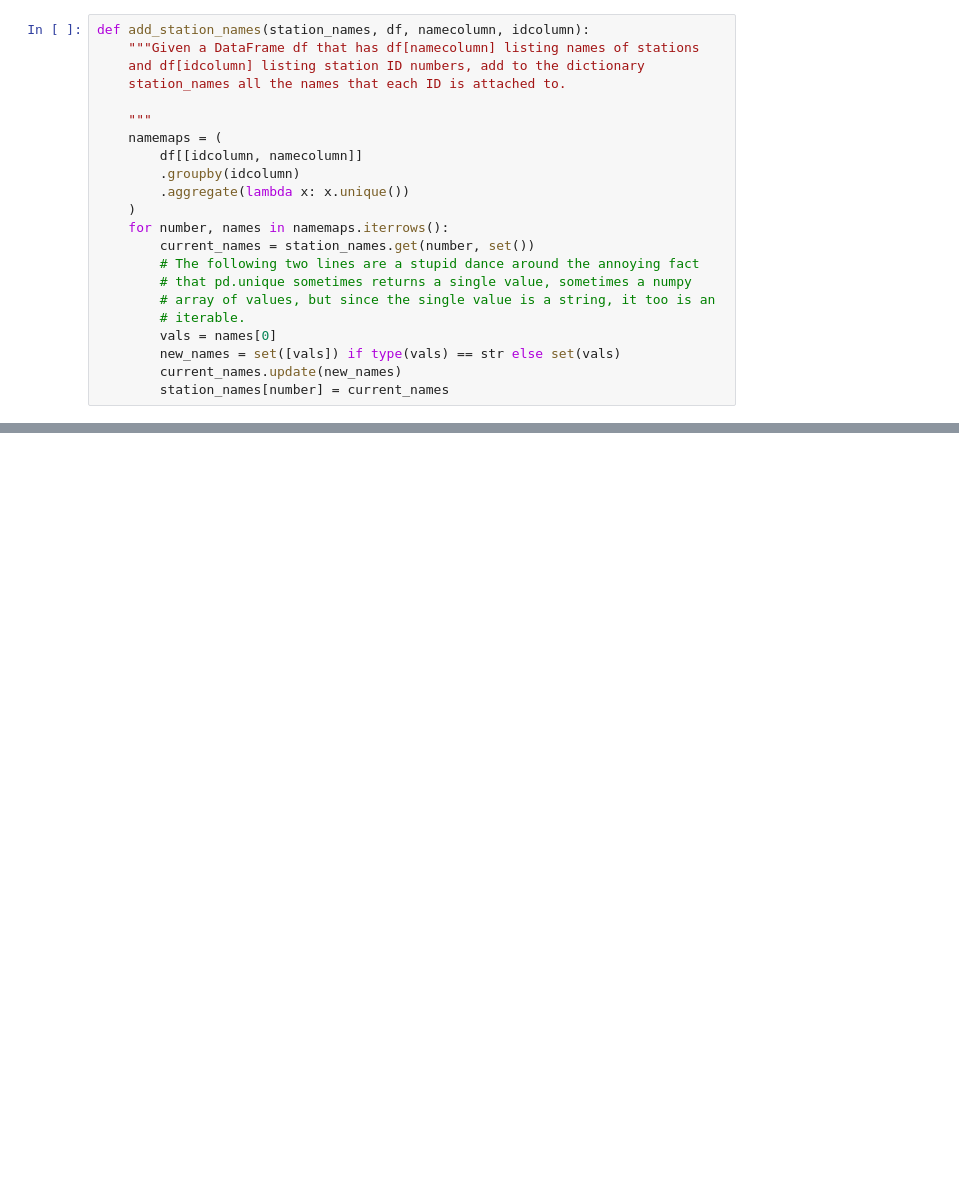
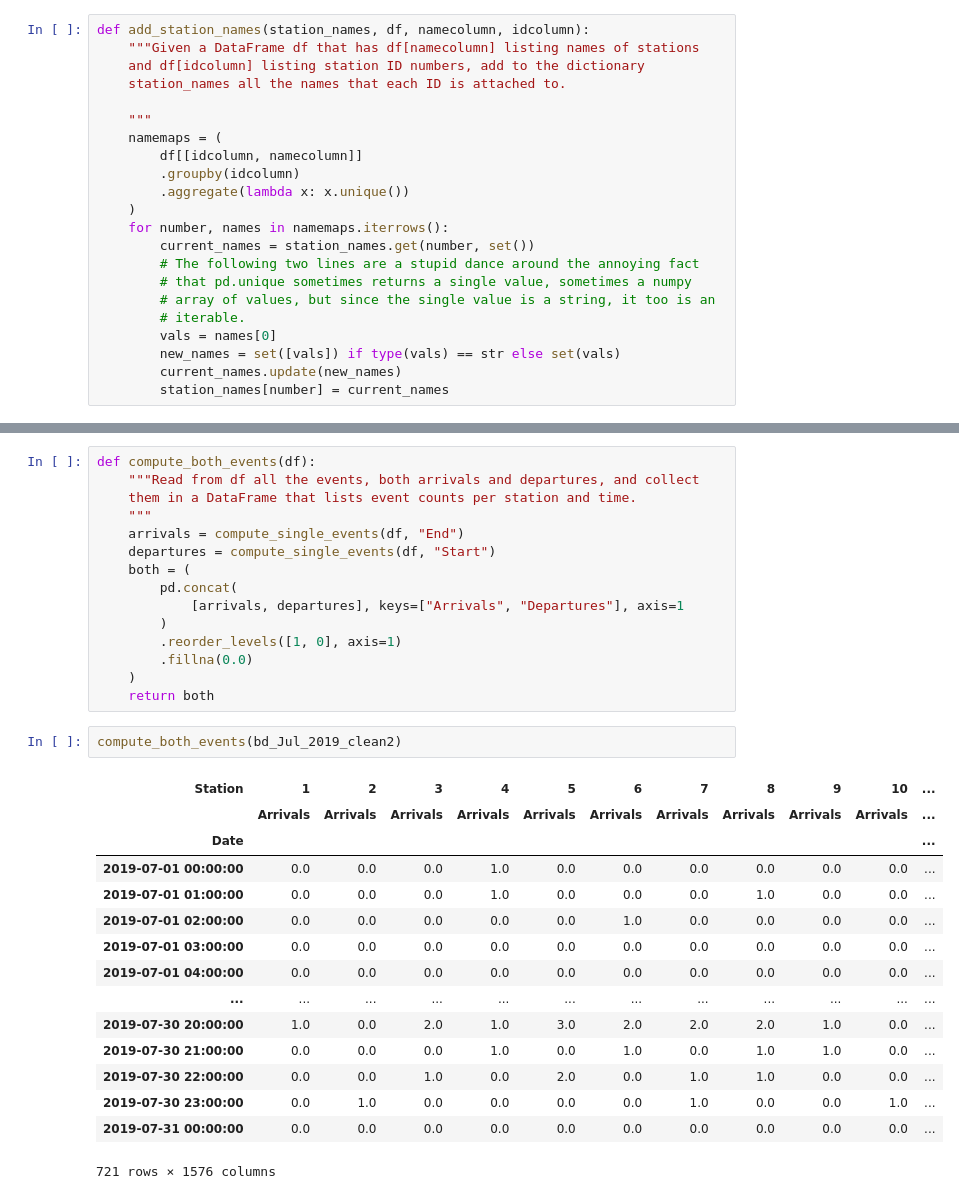
Before and after one commit to elrhmo/TfL_Bike_Analysis, a Jupyter notebook: data_prep.ipynb, the cells around one changed output, grey strips where cells are left out. Cells and saved outputs as stored; diff of their text form; blank space fills up the shorter version.

```diff
--- a/data_prep.ipynb
+++ b/data_prep.ipynb
@@ -689,0 +745,33 @@ KeyError: 'Date'
+# %%
+def compute_both_events(df):
+    """Read from df all the events, both arrivals and departures, and collect
+    them in a DataFrame that lists event counts per station and time.
+    """
+    arrivals = compute_single_events(df, "End")
+    departures = compute_single_events(df, "Start")
+    both = (
+        pd.concat(
+            [arrivals, departures], keys=["Arrivals", "Departures"], axis=1
+        )
+        .reorder_levels([1, 0], axis=1)
+        .fillna(0.0)
+    )
+    return both
+# %%
+compute_both_events(bd_Jul_2019_clean2)
+# %% [output]
+| Station | 1 | 2 | 3 | 4 | 5 | 6 | 7 | 8 | 9 | 10 | ... |
+|  | Arrivals | Arrivals | Arrivals | Arrivals | Arrivals | Arrivals | Arrivals | Arrivals | Arrivals | Arrivals | ... |
+| Date |  |  |  |  |  |  |  |  |  |  | ... |
+| 2019-07-01 00:00:00 | 0.0 | 0.0 | 0.0 | 1.0 | 0.0 | 0.0 | 0.0 | 0.0 | 0.0 | 0.0 | ... |
+| 2019-07-01 01:00:00 | 0.0 | 0.0 | 0.0 | 1.0 | 0.0 | 0.0 | 0.0 | 1.0 | 0.0 | 0.0 | ... |
+| 2019-07-01 02:00:00 | 0.0 | 0.0 | 0.0 | 0.0 | 0.0 | 1.0 | 0.0 | 0.0 | 0.0 | 0.0 | ... |
+| 2019-07-01 03:00:00 | 0.0 | 0.0 | 0.0 | 0.0 | 0.0 | 0.0 | 0.0 | 0.0 | 0.0 | 0.0 | ... |
+| 2019-07-01 04:00:00 | 0.0 | 0.0 | 0.0 | 0.0 | 0.0 | 0.0 | 0.0 | 0.0 | 0.0 | 0.0 | ... |
+| ... | ... | ... | ... | ... | ... | ... | ... | ... | ... | ... | ... |
+| 2019-07-30 20:00:00 | 1.0 | 0.0 | 2.0 | 1.0 | 3.0 | 2.0 | 2.0 | 2.0 | 1.0 | 0.0 | ... |
+| 2019-07-30 21:00:00 | 0.0 | 0.0 | 0.0 | 1.0 | 0.0 | 1.0 | 0.0 | 1.0 | 1.0 | 0.0 | ... |
+| 2019-07-30 22:00:00 | 0.0 | 0.0 | 1.0 | 0.0 | 2.0 | 0.0 | 1.0 | 1.0 | 0.0 | 0.0 | ... |
+| 2019-07-30 23:00:00 | 0.0 | 1.0 | 0.0 | 0.0 | 0.0 | 0.0 | 1.0 | 0.0 | 0.0 | 1.0 | ... |
+| 2019-07-31 00:00:00 | 0.0 | 0.0 | 0.0 | 0.0 | 0.0 | 0.0 | 0.0 | 0.0 | 0.0 | 0.0 | ... |
+721 rows × 1576 columns
```
Also changed, not shown: parts of 15 cells of this notebook, 1 other file.
